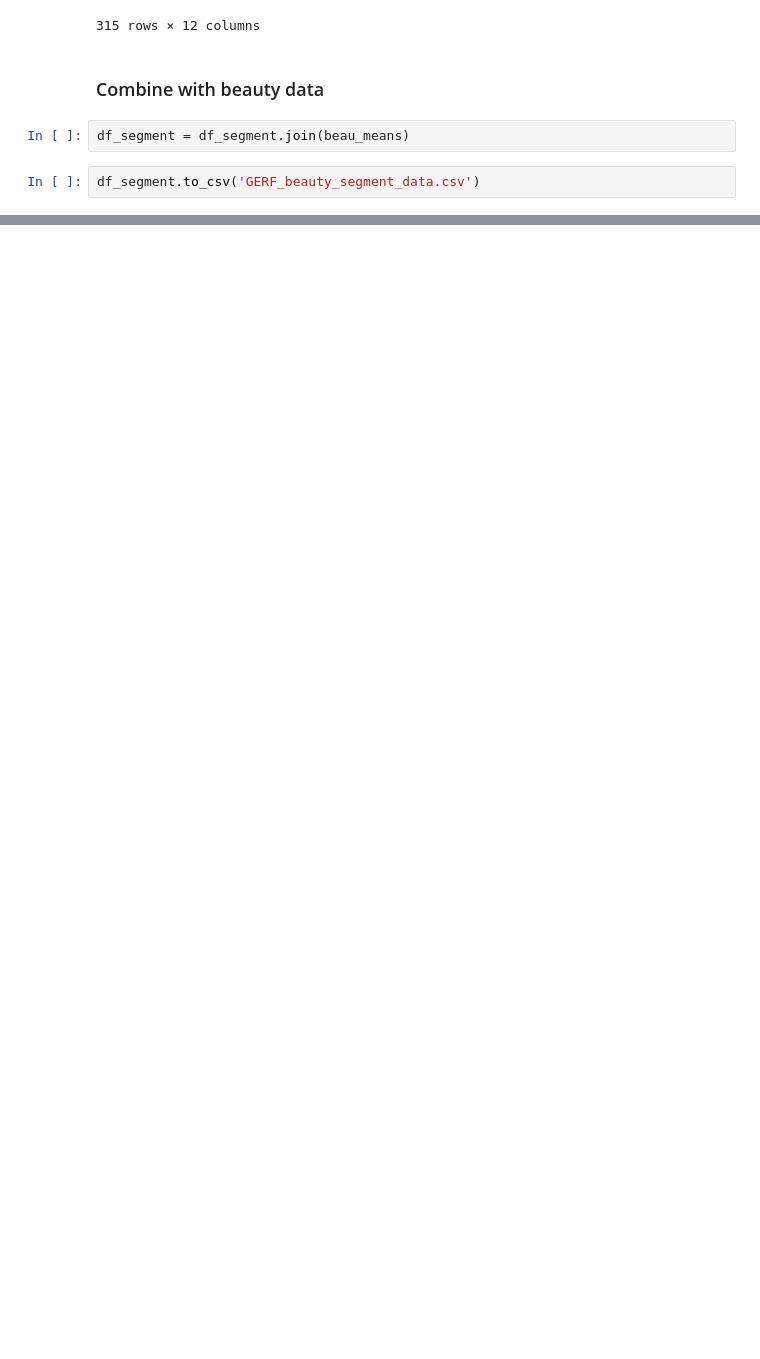
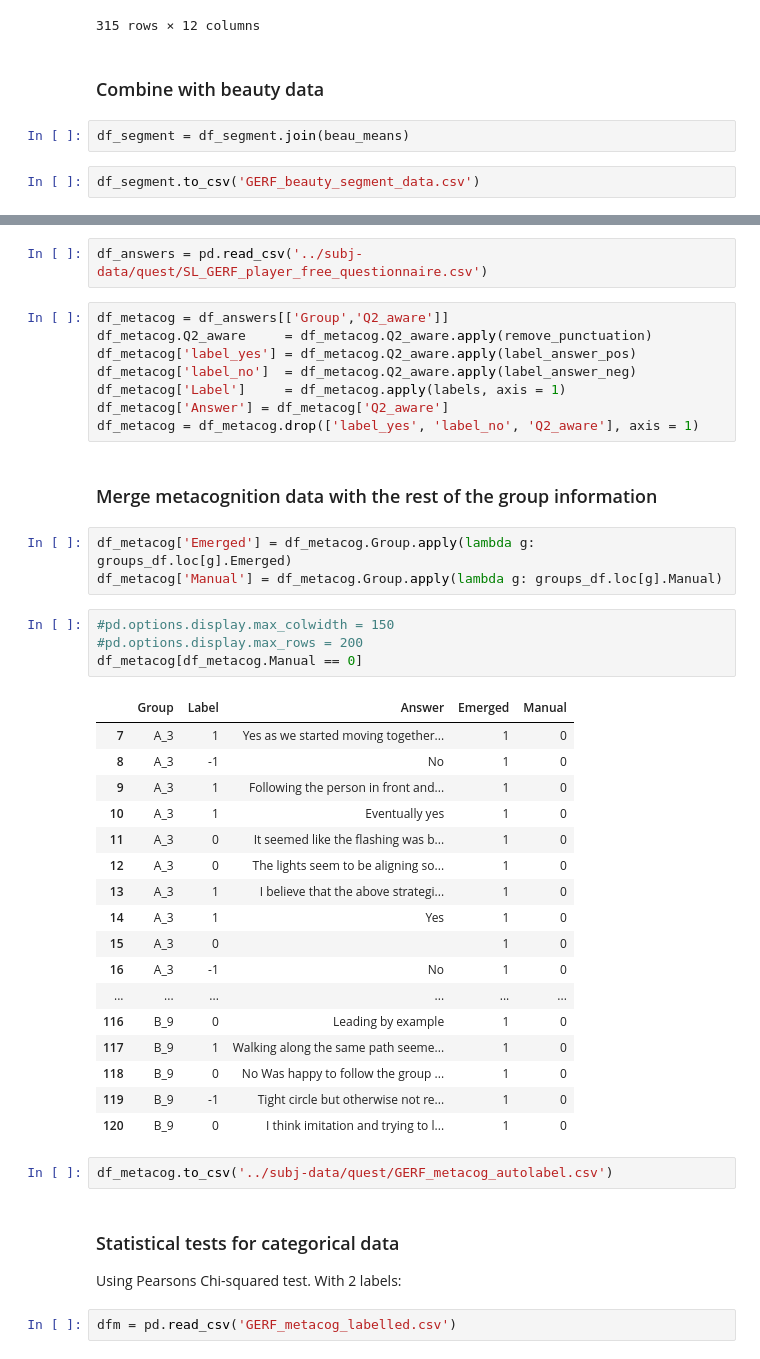
Before and after one commit to Synch-Live/DataAnalysis2022, a Jupyter notebook: analysis/playground.ipynb, the cells around one changed output, grey strips where cells are left out. Saved outputs shown, nothing was run; the diff lists cells and outputs as text; blank space fills up the shorter version.

Commit message:
Initial metacognition analysis in playground.ipynb and SL_metacog.r
- add CSV with analysis of free-form responses
- add figures

```diff
--- a/analysis/playground.ipynb
+++ b/analysis/playground.ipynb
@@ -548,0 +584,45 @@ df_segment.to_csv('GERF_beauty_segment_data.csv')
+# %%
+df_answers = pd.read_csv('../subj-data/quest/SL_GERF_player_free_questionnaire.csv')
+# %%
+df_metacog = df_answers[['Group','Q2_aware']]
+df_metacog.Q2_aware     = df_metacog.Q2_aware.apply(remove_punctuation)
+df_metacog['label_yes'] = df_metacog.Q2_aware.apply(label_answer_pos)
+df_metacog['label_no']  = df_metacog.Q2_aware.apply(label_answer_neg)
+df_metacog['Label']     = df_metacog.apply(labels, axis = 1)
+df_metacog['Answer'] = df_metacog['Q2_aware']
+df_metacog = df_metacog.drop(['label_yes', 'label_no', 'Q2_aware'], axis = 1)
+# %% [markdown]
+### Merge metacognition data with the rest of the group information
+# %%
+df_metacog['Emerged'] = df_metacog.Group.apply(lambda g: groups_df.loc[g].Emerged)
+df_metacog['Manual'] = df_metacog.Group.apply(lambda g: groups_df.loc[g].Manual)
+# %%
+#pd.options.display.max_colwidth = 150
+#pd.options.display.max_rows = 200
+df_metacog[df_metacog.Manual == 0]
+# %% [output]
+|  | Group | Label | Answer | Emerged | Manual |
+| 7 | A_3 | 1 | Yes as we started moving together... | 1 | 0 |
+| 8 | A_3 | -1 | No | 1 | 0 |
+| 9 | A_3 | 1 | Following the person in front and... | 1 | 0 |
+| 10 | A_3 | 1 | Eventually yes | 1 | 0 |
+| 11 | A_3 | 0 | It seemed like the flashing was b... | 1 | 0 |
+| 12 | A_3 | 0 | The lights seem to be aligning so... | 1 | 0 |
+| 13 | A_3 | 1 | I believe that the above strategi... | 1 | 0 |
+| 14 | A_3 | 1 | Yes | 1 | 0 |
+| 15 | A_3 | 0 |  | 1 | 0 |
+| 16 | A_3 | -1 | No | 1 | 0 |
+| ... | ... | ... | ... | ... | ... |
+| 116 | B_9 | 0 | Leading by example | 1 | 0 |
+| 117 | B_9 | 1 | Walking along the same path seeme... | 1 | 0 |
+| 118 | B_9 | 0 | No Was happy to follow the group ... | 1 | 0 |
+| 119 | B_9 | -1 | Tight circle but otherwise not re... | 1 | 0 |
+| 120 | B_9 | 0 | I think imitation and trying to l... | 1 | 0 |
+# %%
+df_metacog.to_csv('../subj-data/quest/GERF_metacog_autolabel.csv')
+# %% [markdown]
+### Statistical tests for categorical data
+
+Using Pearsons Chi-squared test. With 2 labels:
+# %%
+dfm = pd.read_csv('GERF_metacog_labelled.csv')
```
Also changed, not shown: parts of 6 cells of this notebook, 6 other files.
